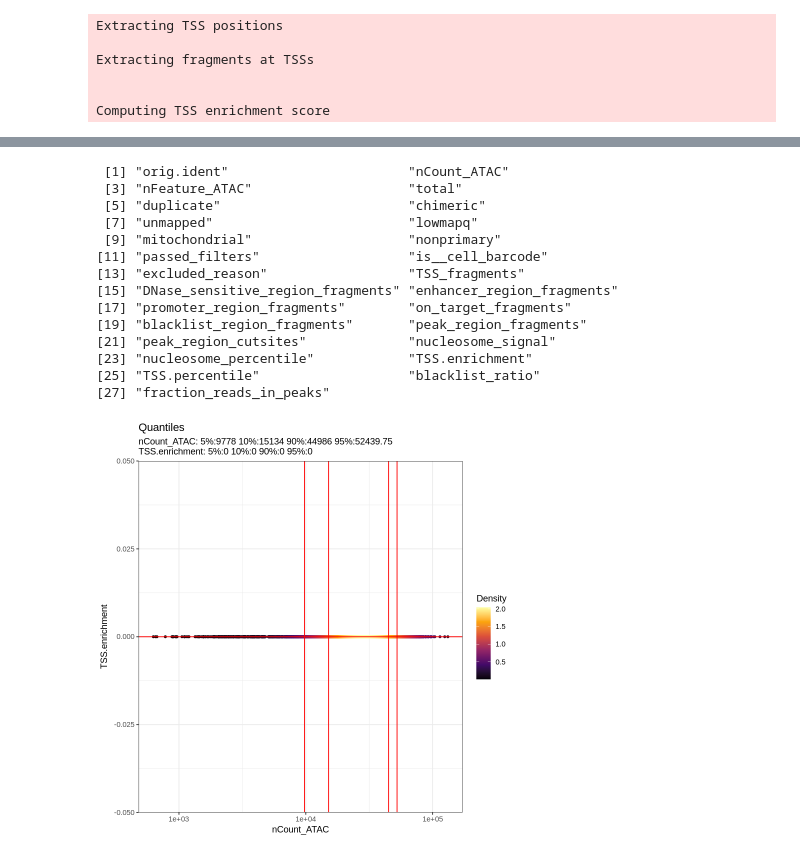
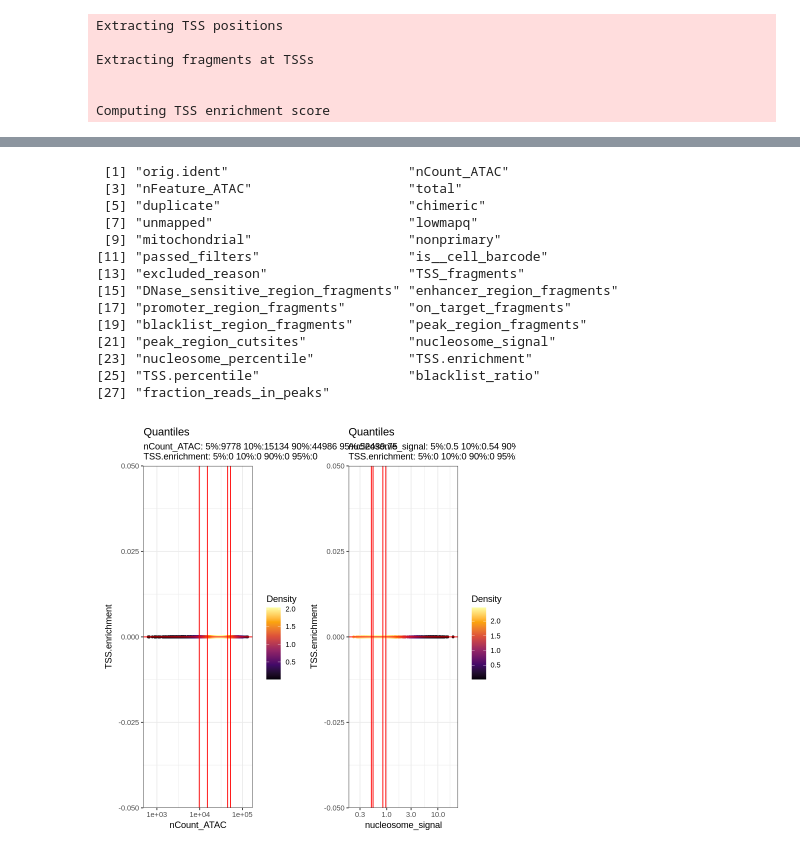
Before and after one commit to NikitaArya17/next_generation_sequencing_projects, a Jupyter notebook: single-cell atac sequencing data/human_pbmc_data.ipynb, the cells around one changed output, grey strips where cells are left out. Saved outputs shown, nothing was run; the diff lists cells and outputs as text; code cells hidden in the pictures.

```diff
--- a/single-cell atac sequencing data/human_pbmc_data.ipynb
+++ b/single-cell atac sequencing data/human_pbmc_data.ipynb
@@ -344,10 +367,10 @@ A data.frame: 10246 × 27
 | TTTGTGTTCTGATCTT-1 | SeuratProject | 33958 | 13992 | 53664 | 24208 | 9 | 501 | 3294 | ... |
 | TTTGTGTTCTTACTCA-1 | SeuratProject | 28550 | 10882 | 54996 | 26348 | 5 | 592 | 3059 | ... |
 # %%
-# Visualising the Quality Control Metrics
+# Visualising the Quality Control Metrics helps us decide our cut-off thresholds.
 
 colnames(pbmc@meta.data)
-DensityScatter(pbmc, x = "nCount_ATAC", y = "TSS.enrichment", log_x = TRUE, quantiles = TRUE)
+a1 <- DensityScatter(pbmc, x = "nCount_ATAC", y = "TSS.enrichment", log_x = TRUE, quantiles = TRUE)
 # %% [output]
  [1] "orig.ident"                       "nCount_ATAC"
  [3] "nFeature_ATAC"                    "total"
@@ -363,4 +386,9 @@ DensityScatter(pbmc, x = "nCount_ATAC", y = "TSS.enrichment", log_x = TRUE, quan
 [23] "nucleosome_percentile"            "TSS.enrichment"
 [25] "TSS.percentile"                   "blacklist_ratio"
 [27] "fraction_reads_in_peaks"
-[figure, removed]
+# %%
+a2 <- DensityScatter(pbmc, x = 'nucleosome_signal', y = 'TSS.enrichment', log_x = TRUE, quantiles = TRUE)
+# %%
+a1 | a2
+# %% [output]
+[figure, added]
```
Also changed, not shown: parts of 17 cells of this notebook.
